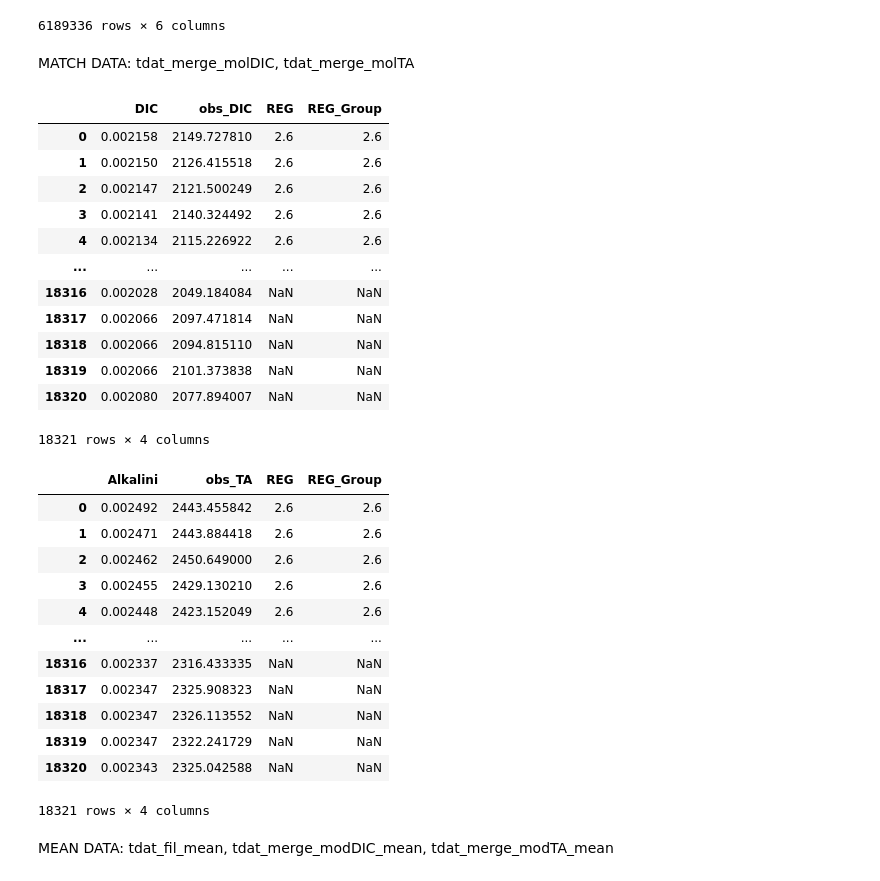
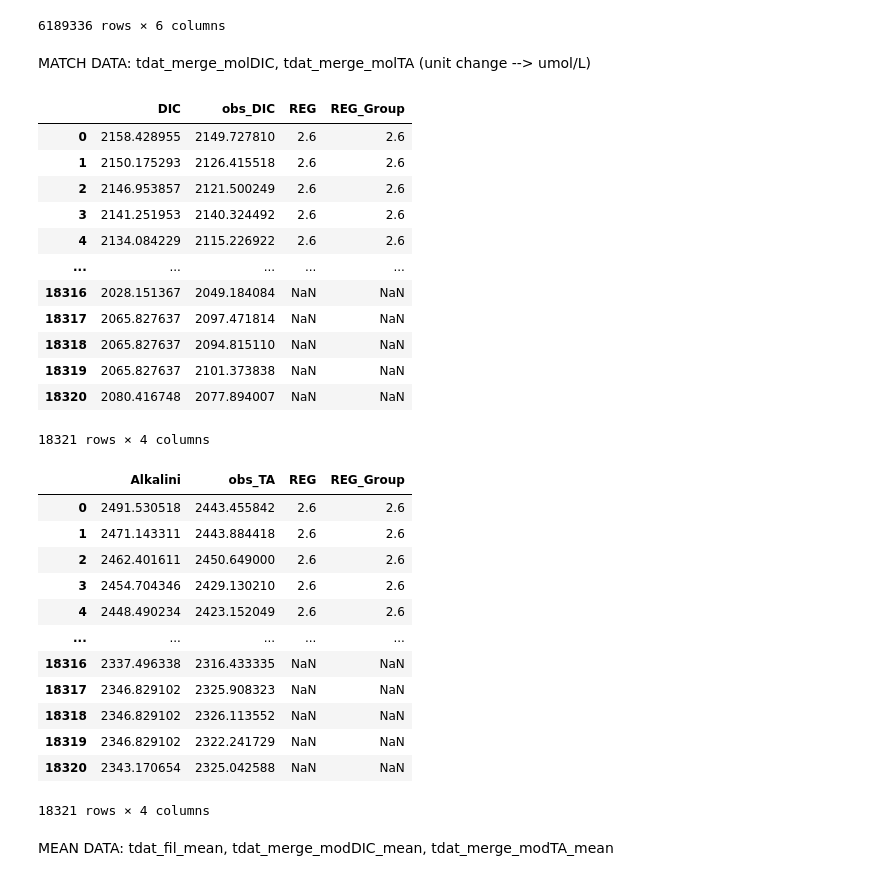
Before and after one commit to biu23/Carbonate_Chemistry_Models, a Jupyter notebook: test_script/model_evaluation.ipynb, the cells around one changed output. Drawn from its saved outputs; the diff is of its cells as text; code cells hidden in the pictures.

```diff
--- a/test_script/model_evaluation.ipynb
+++ b/test_script/model_evaluation.ipynb
@@ -295,42 +243,44 @@ tdat_MOD_TA
 | 6189335 | 2020-12-16 12:00:00 | 148 | 151 | 0.002349 | 2020 | 12 |
 6189336 rows × 6 columns
 # %% [markdown]
-MATCH DATA: tdat_merge_molDIC, tdat_merge_molTA
+MATCH DATA: tdat_merge_molDIC, tdat_merge_molTA (unit change --> umol/L)
 # %%
 tdat_merge_modDIC = pd.merge(tdat_MOD_DIC, tdat_OBS, on=['YEAR', 'MONTH', 'y', 'x'])
 tdat_merge_modDIC = tdat_merge_modDIC.loc[:, ['DIC','obs_DIC', 'REG','REG_Group']]
+tdat_merge_modDIC['DIC'] = tdat_merge_modDIC['DIC']*1e6
 tdat_merge_modDIC
 # %% [output]
 |  | DIC | obs_DIC | REG | REG_Group |
-| 0 | 0.002158 | 2149.727810 | 2.6 | 2.6 |
-| 1 | 0.002150 | 2126.415518 | 2.6 | 2.6 |
-| 2 | 0.002147 | 2121.500249 | 2.6 | 2.6 |
-| 3 | 0.002141 | 2140.324492 | 2.6 | 2.6 |
-| 4 | 0.002134 | 2115.226922 | 2.6 | 2.6 |
+| 0 | 2158.428955 | 2149.727810 | 2.6 | 2.6 |
+| 1 | 2150.175293 | 2126.415518 | 2.6 | 2.6 |
+| 2 | 2146.953857 | 2121.500249 | 2.6 | 2.6 |
+| 3 | 2141.251953 | 2140.324492 | 2.6 | 2.6 |
+| 4 | 2134.084229 | 2115.226922 | 2.6 | 2.6 |
 | ... | ... | ... | ... | ... |
-| 18316 | 0.002028 | 2049.184084 | NaN | NaN |
-| 18317 | 0.002066 | 2097.471814 | NaN | NaN |
-| 18318 | 0.002066 | 2094.815110 | NaN | NaN |
-| 18319 | 0.002066 | 2101.373838 | NaN | NaN |
-| 18320 | 0.002080 | 2077.894007 | NaN | NaN |
+| 18316 | 2028.151367 | 2049.184084 | NaN | NaN |
+| 18317 | 2065.827637 | 2097.471814 | NaN | NaN |
+| 18318 | 2065.827637 | 2094.815110 | NaN | NaN |
+| 18319 | 2065.827637 | 2101.373838 | NaN | NaN |
+| 18320 | 2080.416748 | 2077.894007 | NaN | NaN |
 18321 rows × 4 columns
 # %%
 tdat_merge_modTA = pd.merge(tdat_MOD_TA, tdat_OBS, on=['YEAR', 'MONTH', 'y', 'x'])
 tdat_merge_modTA = tdat_merge_modTA.loc[:, ['Alkalini','obs_TA','REG','REG_Group']]
+tdat_merge_modTA['Alkalini'] = tdat_merge_modTA['Alkalini']*1e6
 tdat_merge_modTA
 # %% [output]
 |  | Alkalini | obs_TA | REG | REG_Group |
-| 0 | 0.002492 | 2443.455842 | 2.6 | 2.6 |
-| 1 | 0.002471 | 2443.884418 | 2.6 | 2.6 |
-| 2 | 0.002462 | 2450.649000 | 2.6 | 2.6 |
-| 3 | 0.002455 | 2429.130210 | 2.6 | 2.6 |
-| 4 | 0.002448 | 2423.152049 | 2.6 | 2.6 |
+| 0 | 2491.530518 | 2443.455842 | 2.6 | 2.6 |
+| 1 | 2471.143311 | 2443.884418 | 2.6 | 2.6 |
+| 2 | 2462.401611 | 2450.649000 | 2.6 | 2.6 |
+| 3 | 2454.704346 | 2429.130210 | 2.6 | 2.6 |
+| 4 | 2448.490234 | 2423.152049 | 2.6 | 2.6 |
 | ... | ... | ... | ... | ... |
-| 18316 | 0.002337 | 2316.433335 | NaN | NaN |
-| 18317 | 0.002347 | 2325.908323 | NaN | NaN |
-| 18318 | 0.002347 | 2326.113552 | NaN | NaN |
-| 18319 | 0.002347 | 2322.241729 | NaN | NaN |
-| 18320 | 0.002343 | 2325.042588 | NaN | NaN |
+| 18316 | 2337.496338 | 2316.433335 | NaN | NaN |
+| 18317 | 2346.829102 | 2325.908323 | NaN | NaN |
+| 18318 | 2346.829102 | 2326.113552 | NaN | NaN |
+| 18319 | 2346.829102 | 2322.241729 | NaN | NaN |
+| 18320 | 2343.170654 | 2325.042588 | NaN | NaN |
 18321 rows × 4 columns
 # %% [markdown]
 MEAN DATA: tdat_fil_mean, tdat_merge_modDIC_mean, tdat_merge_modTA_mean
```
Also changed, not shown: parts of 24 cells of this notebook.
